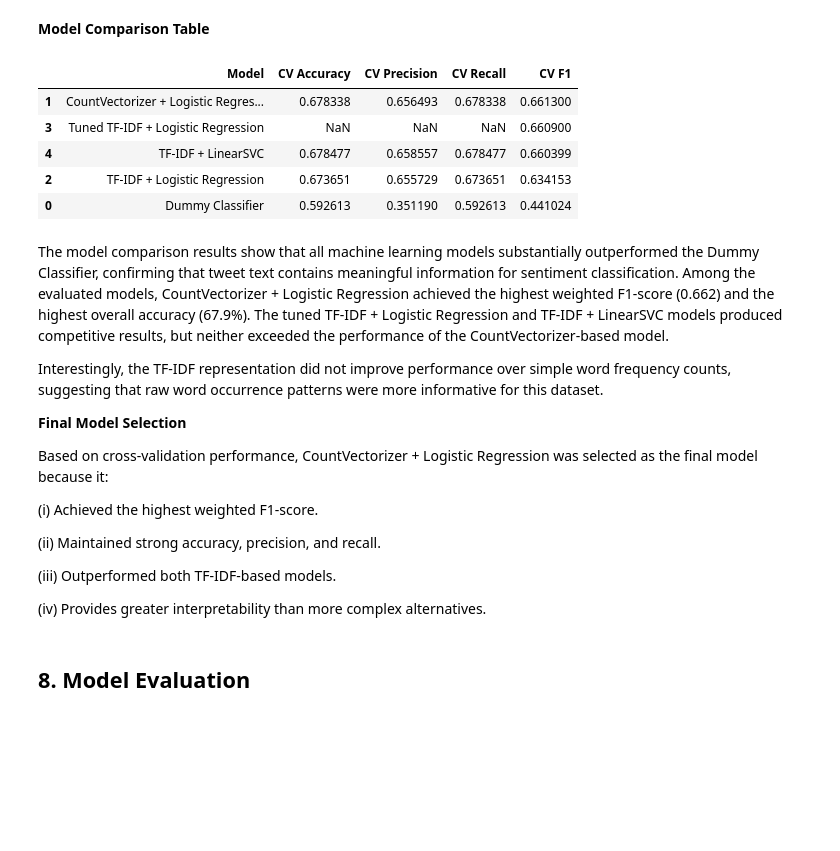
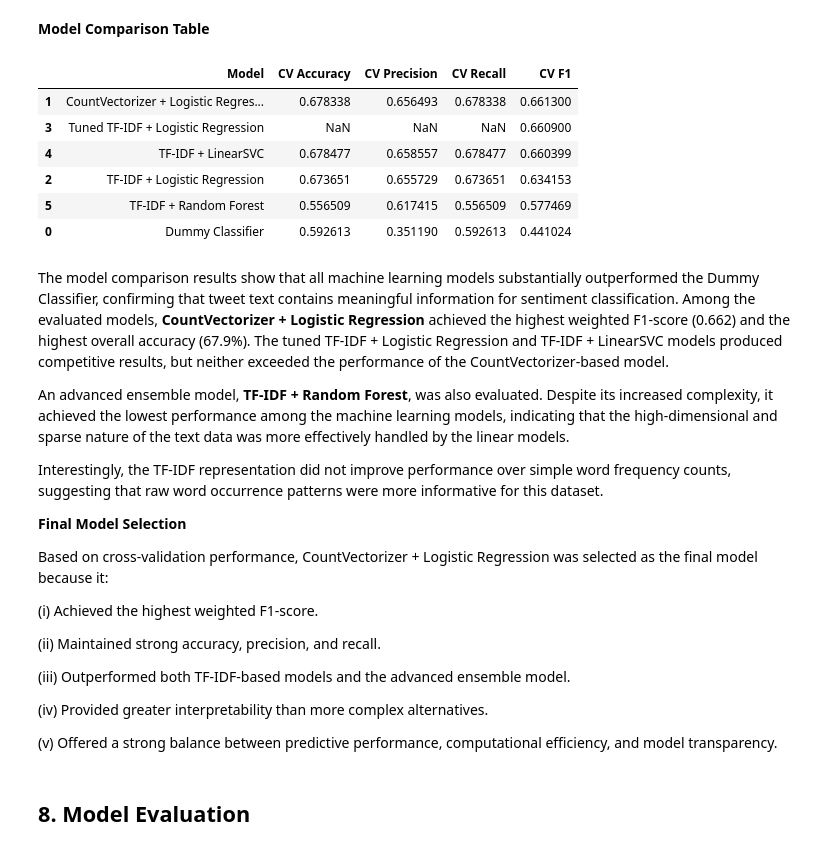
Before and after one commit to byegond-beep/Consumer-Sentiment-Analysis-of-Apple-and-Google-Products-Using-Natural-Language-Processing, a Jupyter notebook: Consumer-Sentiment-Analysis-of-Apple-and-Google-Products-Using-NLP.ipynb, the cells around one changed output. Cells and saved outputs as stored; diff of their text form; code cells hidden in the pictures; blank space fills up the shorter version.

Commit message:
Modeling Update

```diff
--- a/Consumer-Sentiment-Analysis-of-Apple-and-Google-Products-Using-NLP.ipynb
+++ b/Consumer-Sentiment-Analysis-of-Apple-and-Google-Products-Using-NLP.ipynb
@@ -1789,0 +1795,23 @@ The results suggest that both Logistic Regression and LinearSVC are effective cl
+# %%
+# Import Random Forest Classifier
+from sklearn.ensemble import RandomForestClassifier
+
+# Create Random Forest model
+rf_model = RandomForestClassifier(
+    n_estimators=100,
+    max_depth=30,
+    random_state=42,
+    n_jobs=-1,
+    class_weight='balanced'
+)
+
+# Evaluate Random Forest using TF-IDF features
+rf_results = evaluate_model(
+    model=rf_model,
+    X_train_data=X_train_tfidf,
+    y_train_data=y_train,
+    model_name='TF-IDF + Random Forest'
+)
+
+# Display results
+rf_results
@@ -1796,34 +1834,37 @@ A model comparison table is created to compare and select the winning model.
 # %%
 # Create model comparison table
 
 model_results = pd.DataFrame([
     dummy_results,
     count_lr_results,
     tfidf_lr_results,
     {
         'Model': 'Tuned TF-IDF + Logistic Regression',
         'CV Accuracy': None,
         'CV Precision': None,
         'CV Recall': None,
         'CV F1': 0.6609
     },
-    svc_results
+    svc_results,
+    rf_results
 ])
 
-# Sort by weighted F1-score
 model_results.sort_values(
     by='CV F1',
     ascending=False
 )
 # %% [output]
 |  | Model | CV Accuracy | CV Precision | CV Recall | CV F1 |
 | 1 | CountVectorizer + Logistic Regres... | 0.678338 | 0.656493 | 0.678338 | 0.661300 |
 | 3 | Tuned TF-IDF + Logistic Regression | NaN | NaN | NaN | 0.660900 |
 | 4 | TF-IDF + LinearSVC | 0.678477 | 0.658557 | 0.678477 | 0.660399 |
 | 2 | TF-IDF + Logistic Regression | 0.673651 | 0.655729 | 0.673651 | 0.634153 |
+| 5 | TF-IDF + Random Forest | 0.556509 | 0.617415 | 0.556509 | 0.577469 |
 | 0 | Dummy Classifier | 0.592613 | 0.351190 | 0.592613 | 0.441024 |
 # %% [markdown]
-The model comparison results show that all machine learning models substantially outperformed the Dummy Classifier, confirming that tweet text contains meaningful information for sentiment classification. Among the evaluated models, CountVectorizer + Logistic Regression achieved the highest weighted F1-score (0.662) and the highest overall accuracy (67.9%). The tuned TF-IDF + Logistic Regression and TF-IDF + LinearSVC models produced competitive results, but neither exceeded the performance of the CountVectorizer-based model.
+The model comparison results show that all machine learning models substantially outperformed the Dummy Classifier, confirming that tweet text contains meaningful information for sentiment classification. Among the evaluated models, **CountVectorizer + Logistic Regression** achieved the highest weighted F1-score (0.662) and the highest overall accuracy (67.9%). The tuned TF-IDF + Logistic Regression and TF-IDF + LinearSVC models produced competitive results, but neither exceeded the performance of the CountVectorizer-based model.
+
+An advanced ensemble model, **TF-IDF + Random Forest**, was also evaluated. Despite its increased complexity, it achieved the lowest performance among the machine learning models, indicating that the high-dimensional and sparse nature of the text data was more effectively handled by the linear models.
 
 Interestingly, the TF-IDF representation did not improve performance over simple word frequency counts, suggesting that raw word occurrence patterns were more informative for this dataset.
 
@@ -1835,9 +1876,11 @@ Based on cross-validation performance, CountVectorizer + Logistic Regression was
 
 (ii) Maintained strong accuracy, precision, and recall.
 
-(iii) Outperformed both TF-IDF-based models.
+(iii) Outperformed both TF-IDF-based models and the advanced ensemble model.
 
-(iv) Provides greater interpretability than more complex alternatives.
+(iv) Provided greater interpretability than more complex alternatives.
+
+(v) Offered a strong balance between predictive performance, computational efficiency, and model transparency.
 # %% [markdown]
 ## 8. Model Evaluation
 # %% [markdown]
```
Also changed, not shown: parts of 6 cells of this notebook.
